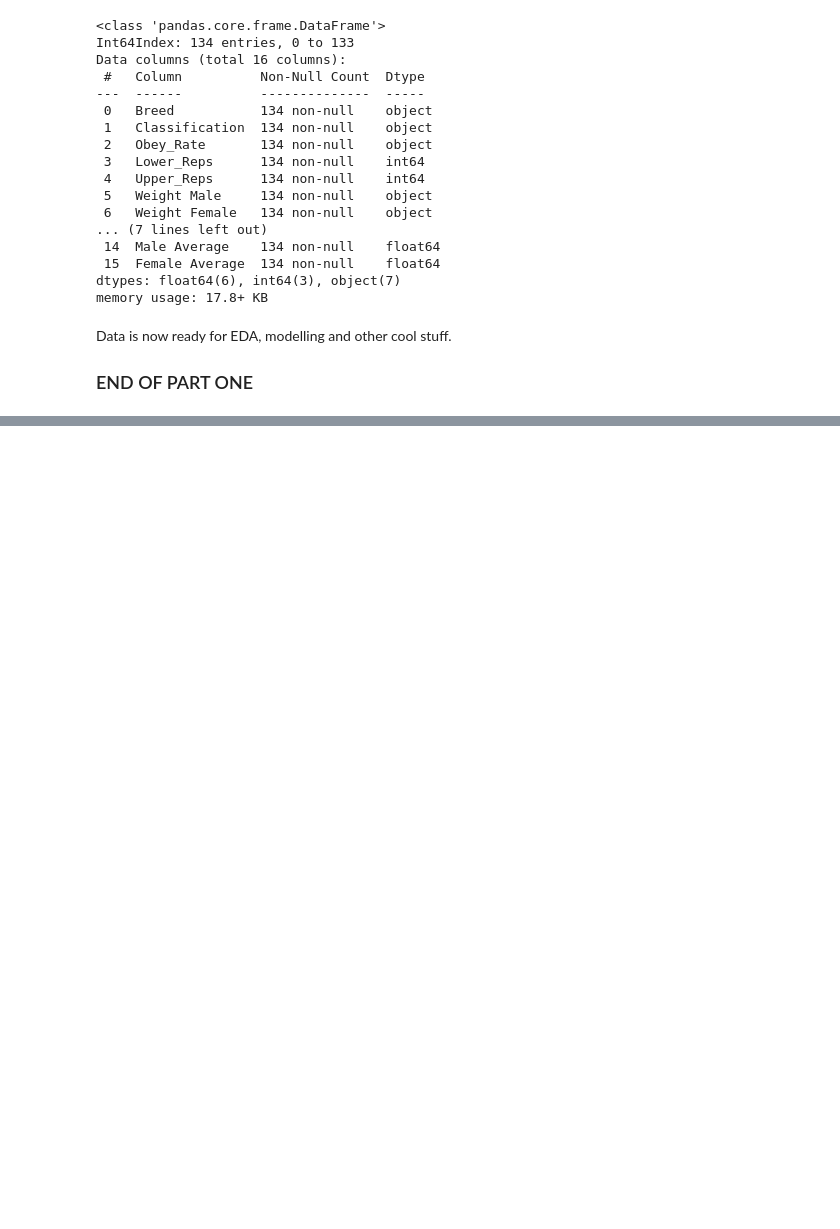
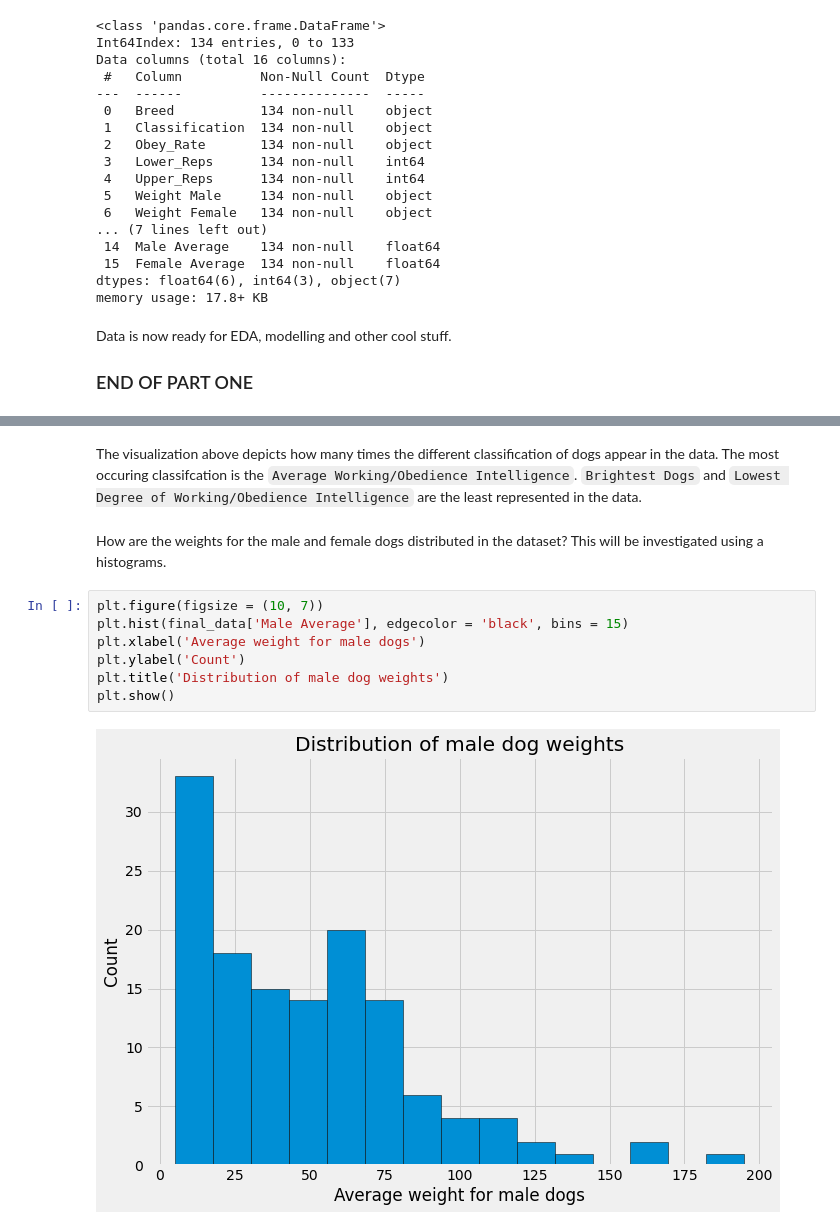
Before and after one commit to joeelorm/PortfolioProjects, a Jupyter notebook: Intelligence, size and popularity of dogs/Intelligence, size and popularity of dog breeds.ipynb, the cells around one changed output, grey strips where cells are left out. Cells and saved outputs as stored; diff of their text form; blank space fills up the shorter version.

```diff
--- a/Intelligence, size and popularity of dogs/Intelligence, size and popularity of dog breeds.ipynb
+++ b/Intelligence, size and popularity of dogs/Intelligence, size and popularity of dog breeds.ipynb
@@ -798,0 +837,13 @@ Data is now ready for EDA, modelling and other cool stuff.
+# %% [markdown]
+The visualization above depicts how many times the different classification of dogs appear in the data. The most occuring classifcation is the `Average Working/Obedience Intelligence`. `Brightest Dogs` and `Lowest Degree of Working/Obedience Intelligence` are the least represented in the data.
+# %% [markdown]
+How are the weights for the male and female dogs distributed in the dataset? This will be investigated using a histograms.
+# %%
+plt.figure(figsize = (10, 7))
+plt.hist(final_data['Male Average'], edgecolor = 'black', bins = 15)
+plt.xlabel('Average weight for male dogs')
+plt.ylabel('Count')
+plt.title('Distribution of male dog weights')
+plt.show()
+# %% [output]
+[figure, added]
```
Also changed, not shown: parts of 18 cells of this notebook, 2 other files.
